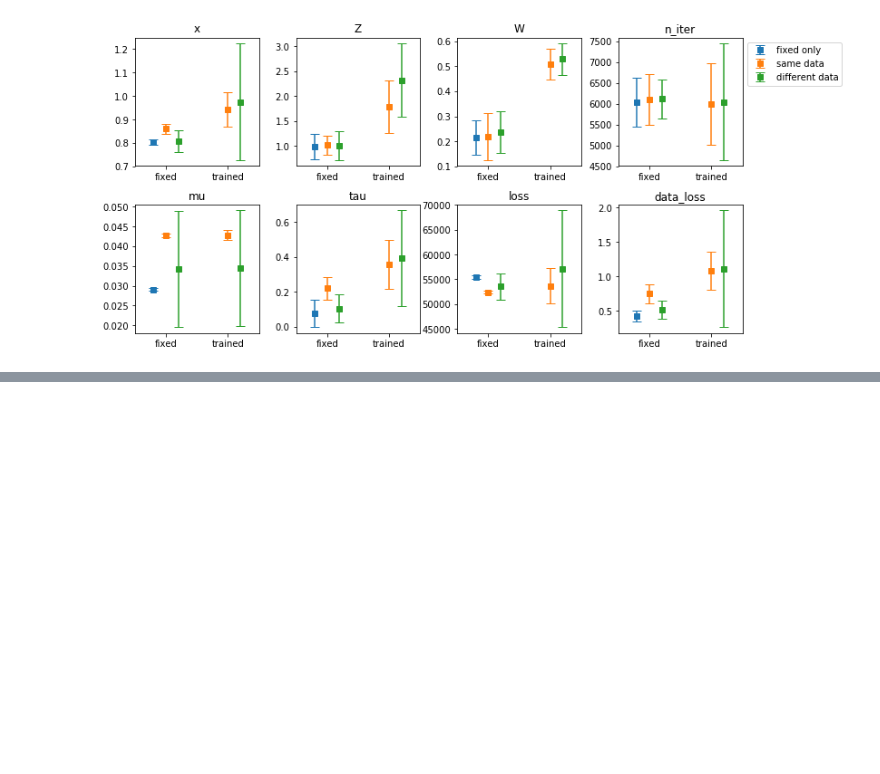
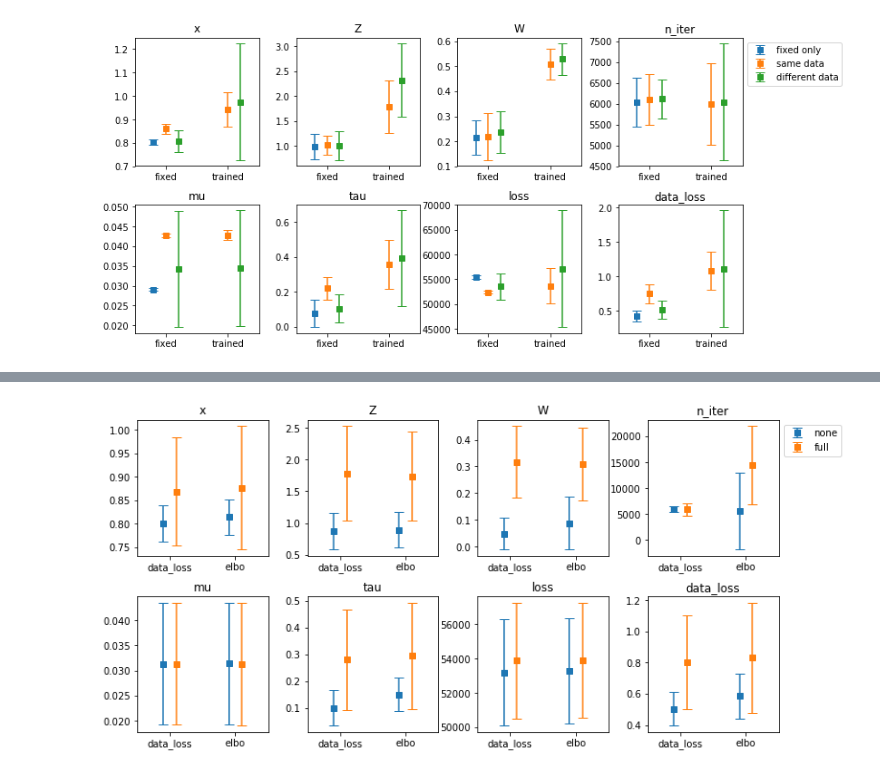
Before and after one commit to betaplane/cezanne, a Jupyter notebook: notebooks/PPCA.ipynb, the cells around one changed output, grey strips where cells are left out. Cells and saved outputs as stored; diff of their text form; code cells hidden in the pictures; blank space fills up the shorter version.

Commit message:
beginning of CCA in Antarctica_PCA, convergence measures in PPCA.ipynb

```diff
--- a/notebooks/PPCA.ipynb
+++ b/notebooks/PPCA.ipynb
@@ -583,2 +571,0 @@ File path: ../python/pca/exp.h5
-# %%
-loss = S['exp1']
@@ -667,0 +671,45 @@ set_matplotlib_formats('png', 'pdf')
+# %%
+def epl(ax, x, column, offset=0, **kwargs):
+    label = kwargs.pop('label', None)
+    color = kwargs.pop('color', None)
+
+    # this makes boolean lists for each kwarg and .all() is True only if all conditions are true
+    # keys are column names, values are lists against which the column values are checked via a 'isin' query
+    y = x[pd.concat([x[k].isin(v) for k, v in kwargs.items()], 1).all(1)]
+
+    # this groups the conditions
+    y = y.groupby([str(k) for k, v in kwargs.items()])
+
+    # this automates labeling
+    n = len(y)
+    m = len(kwargs)
+    keys = [i for j in y.groups.keys() for i in j]
+    c = Counter(keys)
+    lab = c.most_common(m-1)
+
+    # this is a safeguard: use as label only if lab occurs in all groups
+    if label is None and lab[0][1] == n:
+        label = lab[0][0]
+
+    xlabels = [i for i in keys if i not in [l[0] for l in lab]]
+
+    x0 = np.arange(n)
+    x = x0 + offset
+    p = ax.errorbar(x, y[column].mean(), yerr=y[column].std(), fmt='s', color=color, capsize=5, label=label)
+    ax.set_xticks(x0)
+    if len(xlabels) == n:
+        ax.set_xticklabels(xlabels)
+    ax.set_title(column)
+# %%
+fig, axs = plt.subplots(2, 4, figsize=(12, 6))
+fig.subplots_adjust(hspace=0.3, wspace=.3)
+
+for k, x in enumerate(['x', 'Z', 'W', 'n_iter', 'mu', 'tau', 'loss', 'data_loss']):
+    i = k // 4
+    j = k % 4
+    epl(axs[i, j], results, x, -.1, covariance=['none'], convergence_test=['data_loss', 'elbo'])
+    epl(axs[i, j], results, x, .1, covariance=['full'], convergence_test=['data_loss', 'elbo'])
+    axs[i, j].set_xlim([-.5, 1.5])
+axs[0, 3].legend(loc='upper left', bbox_to_anchor=(1, 1));
+# %% [output]
+[figure, added]
```
Also changed, not shown: parts of 12 cells of this notebook, 7 other files.
